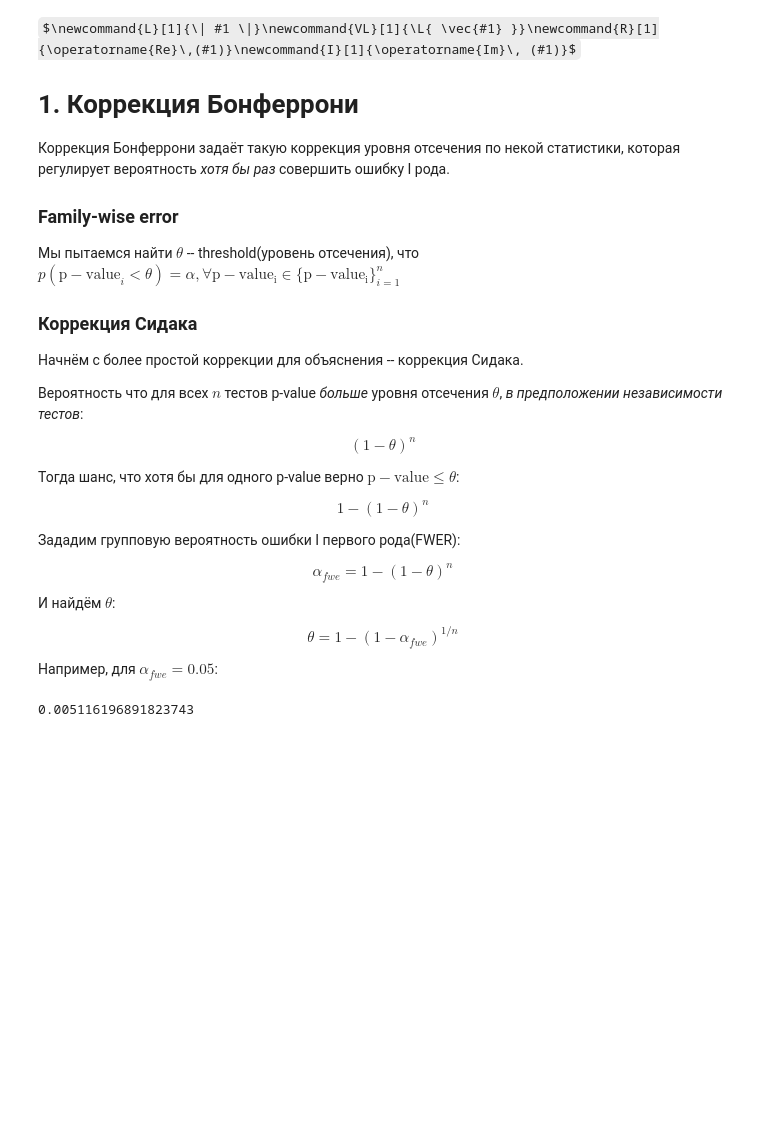
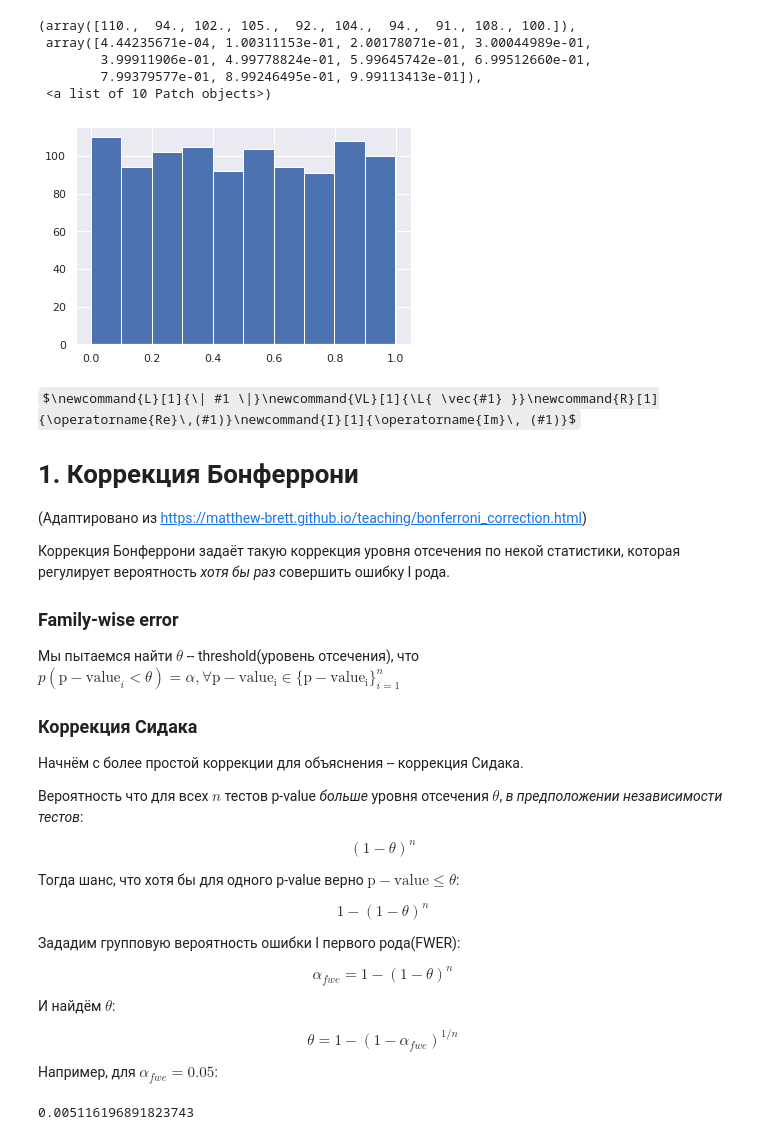
Before and after one commit to SchattenGenie/hse-stats-course-2019, a Jupyter notebook: seminar-notes/06_multiple_tests/06_multiple_tests.ipynb, the cells around one changed output. Saved outputs shown, nothing was run; the diff lists cells and outputs as text; code cells hidden in the pictures; some formulas as TeX source; blank space fills up the shorter version.

```diff
--- a/seminar-notes/06_multiple_tests/06_multiple_tests.ipynb
+++ b/seminar-notes/06_multiple_tests/06_multiple_tests.ipynb
@@ -8,7 +10,22 @@ sns.set()
+# %%
+sigma = 1.
+mu = 0.0
+N = 1000
+# %%
+plt.hist([1 - norm(loc=0., scale=sigma / np.sqrt(N)).cdf(mu + np.random.randn(N).mean()) for _ in range(1000)])
+# %% [output]
+(array([110.,  94., 102., 105.,  92., 104.,  94.,  91., 108., 100.]),
+ array([4.44235671e-04, 1.00311153e-01, 2.00178071e-01, 3.00044989e-01,
+        3.99911906e-01, 4.99778824e-01, 5.99645742e-01, 6.99512660e-01,
+        7.99379577e-01, 8.99246495e-01, 9.99113413e-01]),
+ <a list of 10 Patch objects>)
+[figure, added]
 # %% [markdown]
 $\newcommand{L}[1]{\| #1 \|}\newcommand{VL}[1]{\L{ \vec{#1} }}\newcommand{R}[1]{\operatorname{Re}\,(#1)}\newcommand{I}[1]{\operatorname{Im}\, (#1)}$
 
 # 1. Коррекция Бонферрони
+(Адаптировано из https://matthew-brett.github.io/teaching/bonferroni_correction.html)
+
 
 Коррекция Бонферрони задаёт такую коррекция уровня отсечения по некой статистики, которая регулирует вероятность *хотя бы раз* совершить ошибку I рода.
 
```
Also changed, not shown: parts of 19 cells of this notebook, 1 other file.
